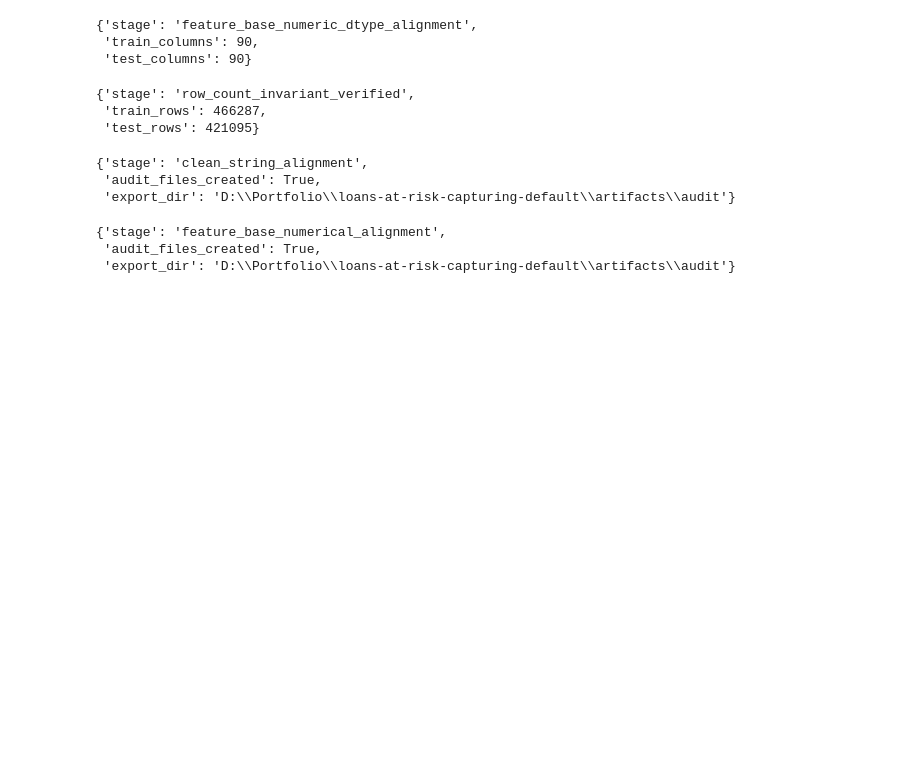
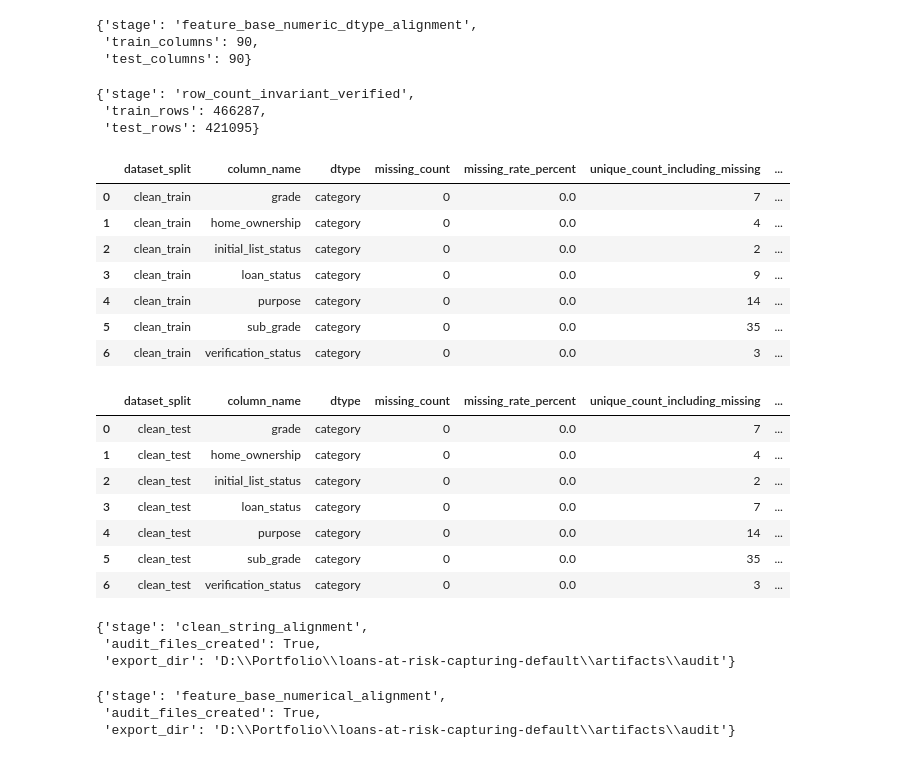
Before and after one commit to Mister-Sippi/loans-at-risk-capturing-default, a Jupyter notebook: notebooks/01_etl.ipynb, the cells around one changed output. Cells and saved outputs as stored; diff of their text form; code cells hidden in the pictures; blank space fills up the shorter version.

```diff
--- a/notebooks/01_etl.ipynb
+++ b/notebooks/01_etl.ipynb
@@ -1934,3 +1940,27 @@ for column_name in month_year_datetime_columns:
   'earliest_cr_line'],
  'train_rows': 466287,
  'test_rows': 421095}
+# %%
+# 8. convert percentage strings to numeric
+df_clean_train_data = pp.convert_percent_string_columns_to_numeric(
+	df_to_transform=df_clean_train_data,
+	percent_columns=percent_numeric_columns,
+	log=PROJECT_LOG_FILE,
+)
+
+df_clean_test_data = pp.convert_percent_string_columns_to_numeric(
+	df_to_transform=df_clean_test_data,
+	percent_columns=percent_numeric_columns,
+	log=PROJECT_LOG_FILE,
+)
+
+for column_name in percent_numeric_columns:
+	assert column_name in df_clean_train_data.columns
+	assert column_name in df_clean_test_data.columns
+
+{
+	"stage": "percent_strings_converted_to_numeric",
+	"columns_converted": list(percent_numeric_columns),
+	"train_rows": int(df_clean_train_data.shape[0]),
+	"test_rows": int(df_clean_test_data.shape[0]),
+}
@@ -2040,6 +2075,38 @@ if actual_test_rows != expected_test_rows:
 {'stage': 'row_count_invariant_verified',
  'train_rows': 466287,
  'test_rows': 421095}
+# %%
+df_clean_train_text_audit = pp.build_residual_text_column_audit(
+    df_clean_train_data,
+    dataset_split_name="clean_train",
+    log=log,
+)
+
+df_clean_test_text_audit = pp.build_residual_text_column_audit(
+    df_clean_test_data,
+    dataset_split_name="clean_test",
+    log=log,
+)
+
+display(df_clean_train_text_audit)
+display(df_clean_test_text_audit)
+# %% [output]
+|  | dataset_split | column_name | dtype | missing_count | missing_rate_percent | unique_count_including_missing | ... |
+| 0 | clean_train | grade | category | 0 | 0.0 | 7 | ... |
+| 1 | clean_train | home_ownership | category | 0 | 0.0 | 4 | ... |
+| 2 | clean_train | initial_list_status | category | 0 | 0.0 | 2 | ... |
+| 3 | clean_train | loan_status | category | 0 | 0.0 | 9 | ... |
+| 4 | clean_train | purpose | category | 0 | 0.0 | 14 | ... |
+| 5 | clean_train | sub_grade | category | 0 | 0.0 | 35 | ... |
+| 6 | clean_train | verification_status | category | 0 | 0.0 | 3 | ... |
+|  | dataset_split | column_name | dtype | missing_count | missing_rate_percent | unique_count_including_missing | ... |
+| 0 | clean_test | grade | category | 0 | 0.0 | 7 | ... |
+| 1 | clean_test | home_ownership | category | 0 | 0.0 | 4 | ... |
+| 2 | clean_test | initial_list_status | category | 0 | 0.0 | 2 | ... |
+| 3 | clean_test | loan_status | category | 0 | 0.0 | 7 | ... |
+| 4 | clean_test | purpose | category | 0 | 0.0 | 14 | ... |
+| 5 | clean_test | sub_grade | category | 0 | 0.0 | 35 | ... |
+| 6 | clean_test | verification_status | category | 0 | 0.0 | 3 | ... |
 # %%
 # -----------------------------------------------------------------------------------
 # Clean string alignment checkpoint (train vs test)
```
Also changed, not shown: parts of 8 cells of this notebook, 14 other files.
